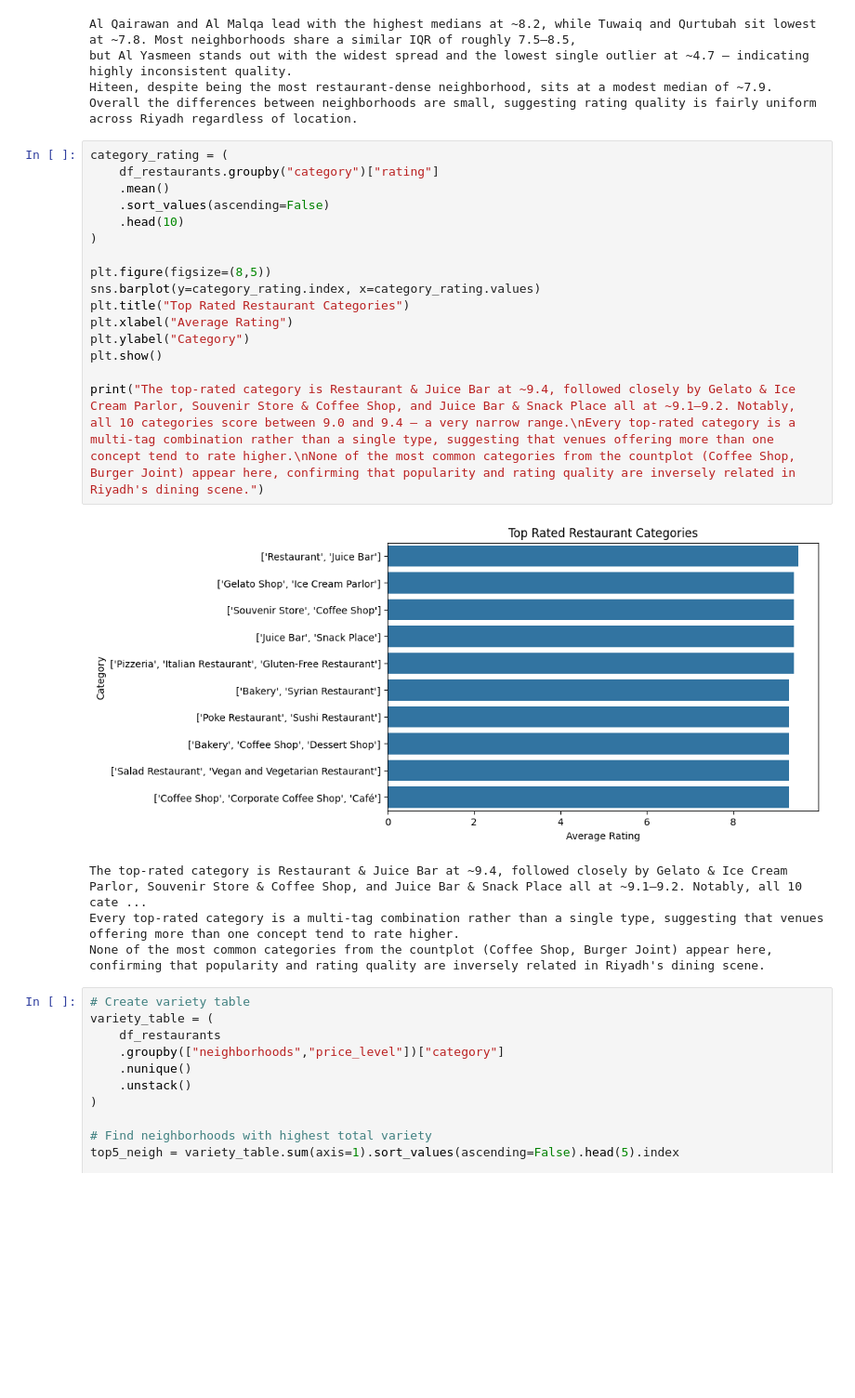
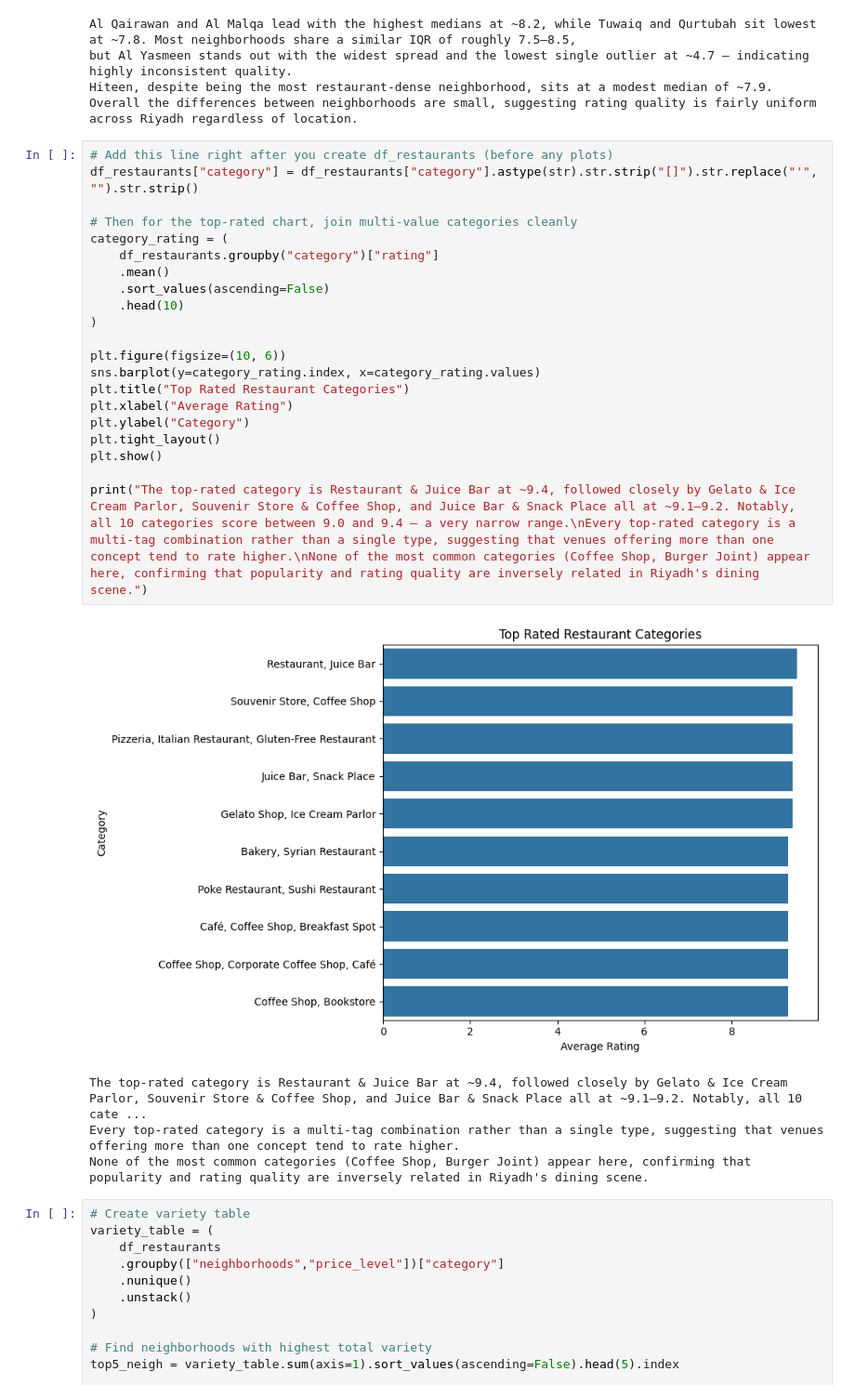
Before and after one commit to AbdulrahmanB-25/EDA_Project, a Jupyter notebook: EDA_Project.ipynb, the cells around one changed output. Shown at 93% size. Drawn from its saved outputs; the diff is of its cells as text; blank space fills up the shorter version.

Commit message:
Fixed visualization mistake.

```diff
--- a/EDA_Project.ipynb
+++ b/EDA_Project.ipynb
@@ -554,26 +555,31 @@ but Al Yasmeen stands out with the widest spread and the lowest single outlier a
 Hiteen, despite being the most restaurant-dense neighborhood, sits at a modest median of ~7.9.
 Overall the differences between neighborhoods are small, suggesting rating quality is fairly uniform across Riyadh regardless of location.
 # %%
+# Add this line right after you create df_restaurants (before any plots)
+df_restaurants["category"] = df_restaurants["category"].astype(str).str.strip("[]").str.replace("'", "").str.strip()
+
+# Then for the top-rated chart, join multi-value categories cleanly
 category_rating = (
     df_restaurants.groupby("category")["rating"]
     .mean()
     .sort_values(ascending=False)
     .head(10)
 )
 
-plt.figure(figsize=(8,5))
+plt.figure(figsize=(10, 6))
 sns.barplot(y=category_rating.index, x=category_rating.values)
 plt.title("Top Rated Restaurant Categories")
 plt.xlabel("Average Rating")
 plt.ylabel("Category")
+plt.tight_layout()
 plt.show()
 
-print("The top-rated category is Restaurant & Juice Bar at ~9.4, followed closely by Gelato & Ice Cream Parlor, Souvenir Store & Coffee Shop, and Juice Bar & Snack Place all at ~9.1–9.2. Notably, all 10 categories score between 9.0 and 9.4 — a very narrow range.\nEvery top-rated category is a multi-tag combination rather than a single type, suggesting that venues offering more than one concept tend to rate higher.\nNone of the most common categories from the countplot (Coffee Shop, Burger Joint) appear here, confirming that popularity and rating quality are inversely related in Riyadh's dining scene.")
+print("The top-rated category is Restaurant & Juice Bar at ~9.4, followed closely by Gelato & Ice Cream Parlor, Souvenir Store & Coffee Shop, and Juice Bar & Snack Place all at ~9.1–9.2. Notably, all 10 categories score between 9.0 and 9.4 — a very narrow range.\nEvery top-rated category is a multi-tag combination rather than a single type, suggesting that venues offering more than one concept tend to rate higher.\nNone of the most common categories (Coffee Shop, Burger Joint) appear here, confirming that popularity and rating quality are inversely related in Riyadh's dining scene.")
 # %% [output]
-[figure, old version]
+[figure, new version]
 The top-rated category is Restaurant & Juice Bar at ~9.4, followed closely by Gelato & Ice Cream Parlor, Souvenir Store & Coffee Shop, and Juice Bar & Snack Place all at ~9.1–9.2. Notably, all 10 cate ...
 Every top-rated category is a multi-tag combination rather than a single type, suggesting that venues offering more than one concept tend to rate higher.
-None of the most common categories from the countplot (Coffee Shop, Burger Joint) appear here, confirming that popularity and rating quality are inversely related in Riyadh's dining scene.
+None of the most common categories (Coffee Shop, Burger Joint) appear here, confirming that popularity and rating quality are inversely related in Riyadh's dining scene.
 # %%
 # Create variety table
 variety_table = (
```
Also changed, not shown: parts of 2 cells of this notebook.
